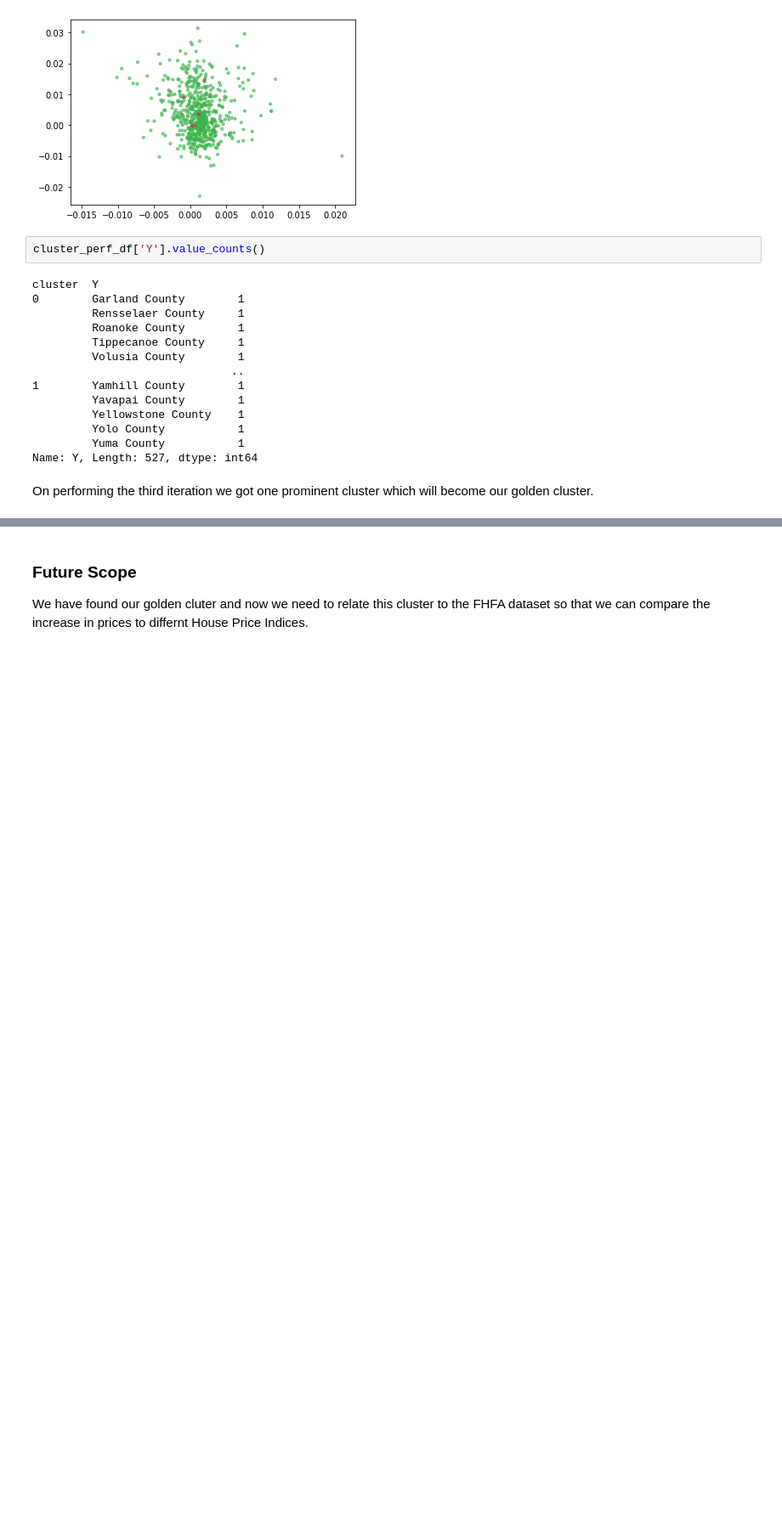
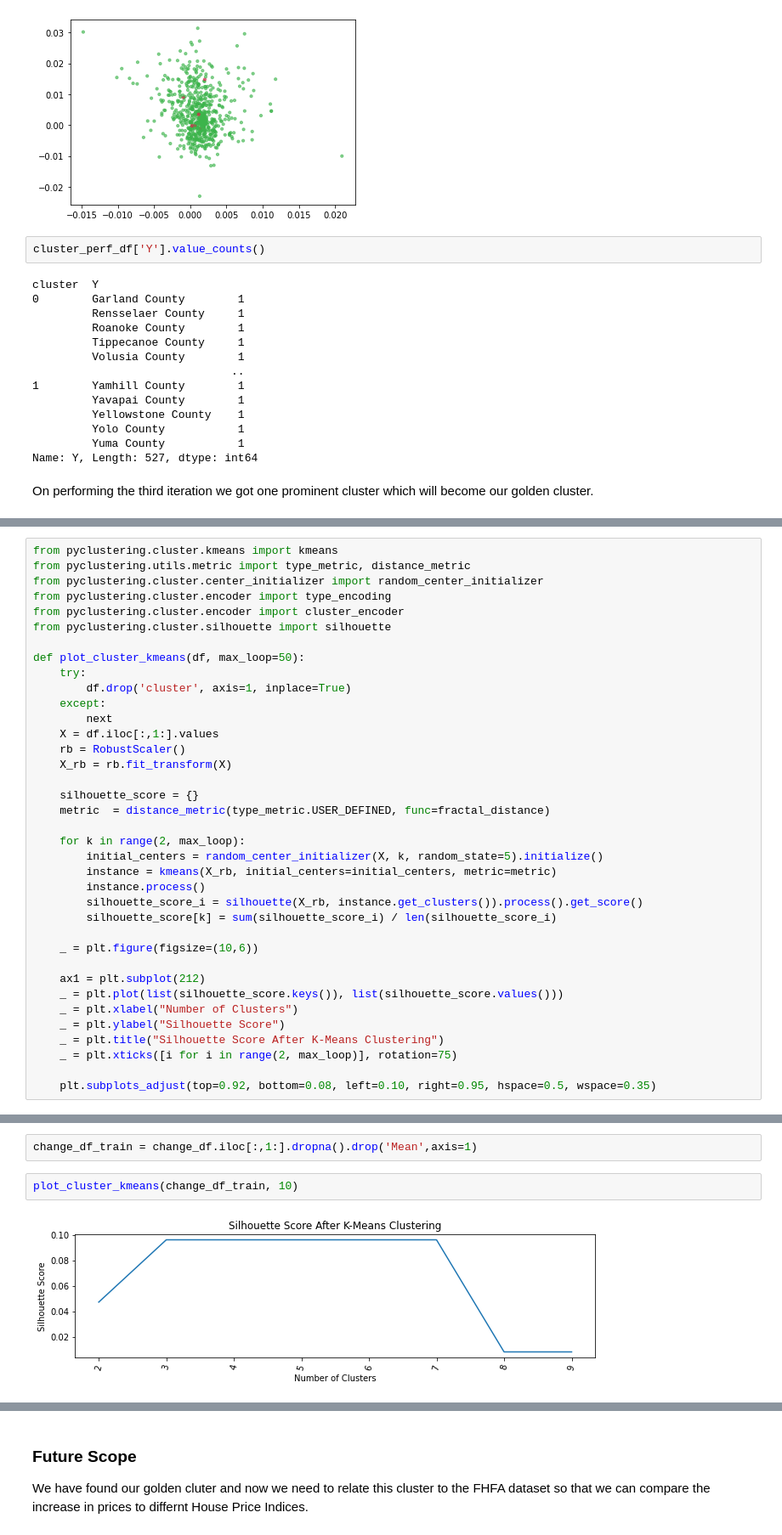
Before and after one commit to sidsanc/257_MachineLearning, a Jupyter notebook: Assignment_2/Fractal_Clustering/CMPE_257_Fractal_Clustering.ipynb, the cells around one changed output, grey strips where cells are left out. Shown: that part at 85% size. Saved outputs shown, nothing was run; the diff lists cells and outputs as text; blank space fills up the shorter version.

```diff
--- a/Assignment_2/Fractal_Clustering/CMPE_257_Fractal_Clustering.ipynb
+++ b/Assignment_2/Fractal_Clustering/CMPE_257_Fractal_Clustering.ipynb
@@ -312,0 +370,37 @@ On performing the third iteration we got one prominent cluster which will become
+# %%
+from pyclustering.cluster.kmeans import kmeans
+from pyclustering.utils.metric import type_metric, distance_metric
+from pyclustering.cluster.center_initializer import random_center_initializer
+from pyclustering.cluster.encoder import type_encoding
+from pyclustering.cluster.encoder import cluster_encoder
+from pyclustering.cluster.silhouette import silhouette
+
+def plot_cluster_kmeans(df, max_loop=50):
+    try:
+        df.drop('cluster', axis=1, inplace=True)
+    except:
+        next
+    X = df.iloc[:,1:].values
+    rb = RobustScaler()
+    X_rb = rb.fit_transform(X)
+
+    silhouette_score = {}
+    metric  = distance_metric(type_metric.USER_DEFINED, func=fractal_distance)
+
+    for k in range(2, max_loop):
+        initial_centers = random_center_initializer(X, k, random_state=5).initialize()
+        instance = kmeans(X_rb, initial_centers=initial_centers, metric=metric)
+        instance.process()
+        silhouette_score_i = silhouette(X_rb, instance.get_clusters()).process().get_score()
+        silhouette_score[k] = sum(silhouette_score_i) / len(silhouette_score_i)
+
+    _ = plt.figure(figsize=(10,6))
+
+    ax1 = plt.subplot(212)
+    _ = plt.plot(list(silhouette_score.keys()), list(silhouette_score.values()))
+    _ = plt.xlabel("Number of Clusters")
+    _ = plt.ylabel("Silhouette Score")
+    _ = plt.title("Silhouette Score After K-Means Clustering")
+    _ = plt.xticks([i for i in range(2, max_loop)], rotation=75)
+
+    plt.subplots_adjust(top=0.92, bottom=0.08, left=0.10, right=0.95, hspace=0.5, wspace=0.35)
@@ -312,0 +490,6 @@ On performing the third iteration we got one prominent cluster which will become
+# %%
+change_df_train = change_df.iloc[:,1:].dropna().drop('Mean',axis=1)
+# %%
+plot_cluster_kmeans(change_df_train, 10)
+# %% [output]
+[figure, added]
```
Also changed, not shown: parts of 39 cells of this notebook.
